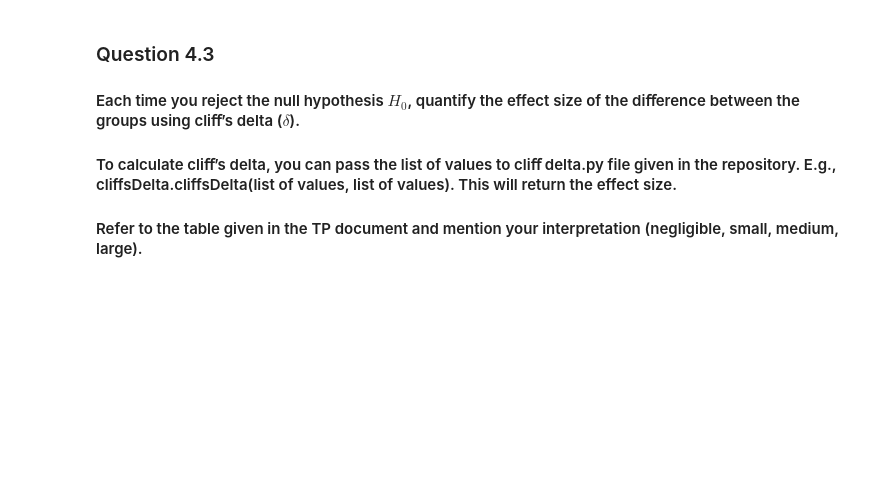
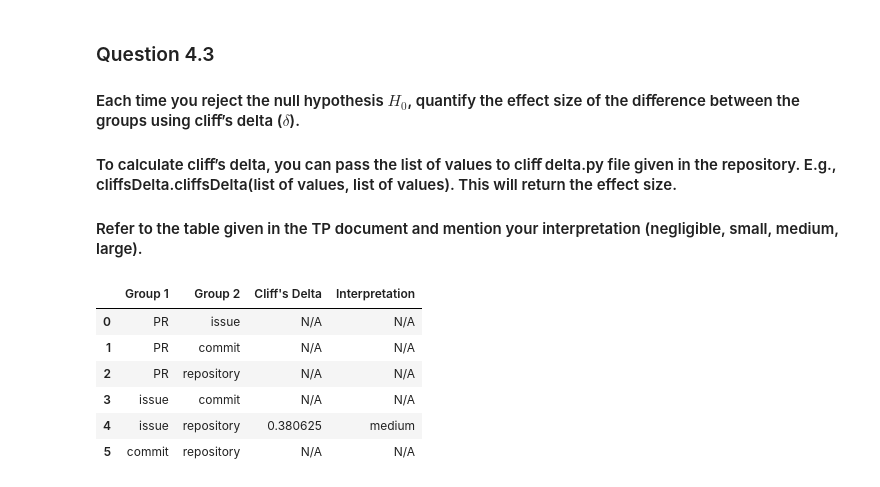
Before and after one commit to augho/SoftEvol_TP_bots, a Jupyter notebook: TP_bots_template.ipynb, the cells around one changed output. Saved outputs shown, nothing was run; the diff lists cells and outputs as text; code cells hidden in the pictures; blank space fills up the shorter version.

```diff
--- a/TP_bots_template.ipynb
+++ b/TP_bots_template.ipynb
@@ -611,3 +679,34 @@ You can pass the following arguments to mannwhitneyu from scipy.stats - (method=
 #### Refer to the table given in the TP document and mention your interpretation (negligible, small, medium, large).
 # %%
 # YOU CODE BELOW
+effect_sizes = []
+for index, row in results_df.iterrows():
+    if row['Hypothesis'] == 'Reject H0':
+        group1_values = merged_df[row['Group 1']].dropna().tolist()
+        group2_values = merged_df[row['Group 2']].dropna().tolist()
+        delta = cd.cliffsDelta(group1_values, group2_values)
+
+        # Interpret effect size based on the table in your TP document
+        if delta < 0.147:
+          interpretation = 'negligible'
+        elif delta < 0.33:
+          interpretation = 'small'
+        elif delta < 0.474:
+          interpretation = 'medium'
+        else:
+          interpretation = 'large'
+
+        effect_sizes.append([row['Group 1'], row['Group 2'], delta, interpretation])
+    else:
+        effect_sizes.append([row['Group 1'], row['Group 2'], 'N/A', 'N/A'])
+
+effect_sizes_df = pd.DataFrame(effect_sizes, columns=['Group 1', 'Group 2', "Cliff's Delta", 'Interpretation'])
+effect_sizes_df
+# %% [output]
+|  | Group 1 | Group 2 | Cliff's Delta | Interpretation |
+| 0 | PR | issue | N/A | N/A |
+| 1 | PR | commit | N/A | N/A |
+| 2 | PR | repository | N/A | N/A |
+| 3 | issue | commit | N/A | N/A |
+| 4 | issue | repository | 0.380625 | medium |
+| 5 | commit | repository | N/A | N/A |
```
Also changed, not shown: parts of 3 cells of this notebook.
